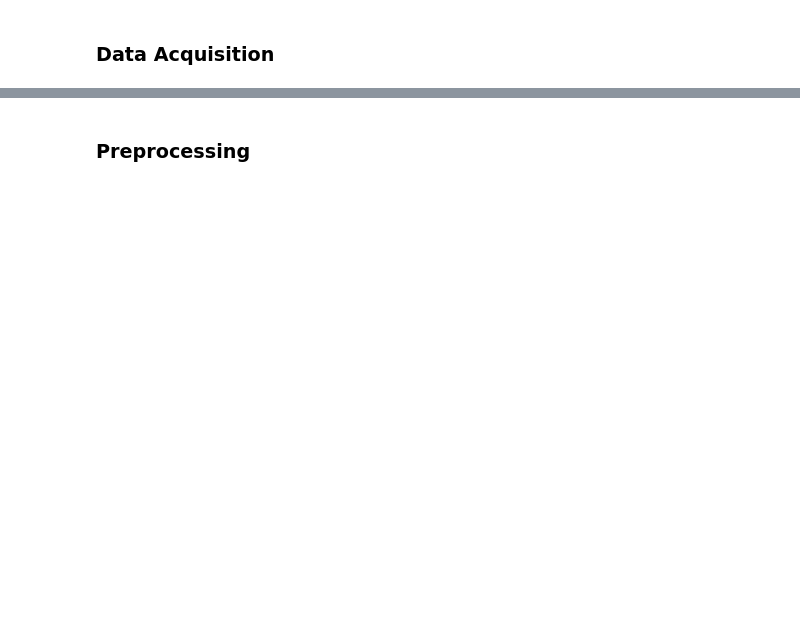
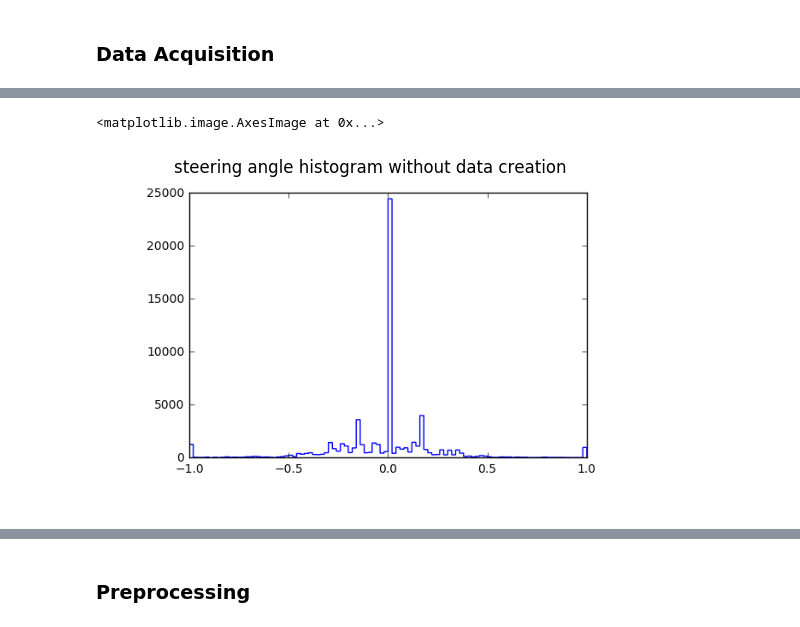
Before and after one commit to JonathanCMitchell/CarND-Behavioral-Cloning-P3, a Jupyter notebook: Pipeline-ArrayStyle-WorkingCopy-Copy1.ipynb, the cells around one changed output, grey strips where cells are left out. Cells and saved outputs as stored; diff of their text form; code cells hidden in the pictures; blank space fills up the shorter version.

```diff
--- a/Pipeline-ArrayStyle-WorkingCopy-Copy1.ipynb
+++ b/Pipeline-ArrayStyle-WorkingCopy-Copy1.ipynb
@@ -482,0 +543,8 @@ At one point I tried to gaussian fit my data via angle distributions. Attempting
+# %%
+hist_with_creation = mpimg.imread('train_data_steering.png')
+plt.title('steering angle histogram without data creation')
+plt.axis('off')
+plt.imshow(hist_with_creation)
+# %% [output]
+<matplotlib.image.AxesImage at 0x...>
+[figure, added]
```
Also changed, not shown: parts of 104 cells of this notebook, 2 other files.
